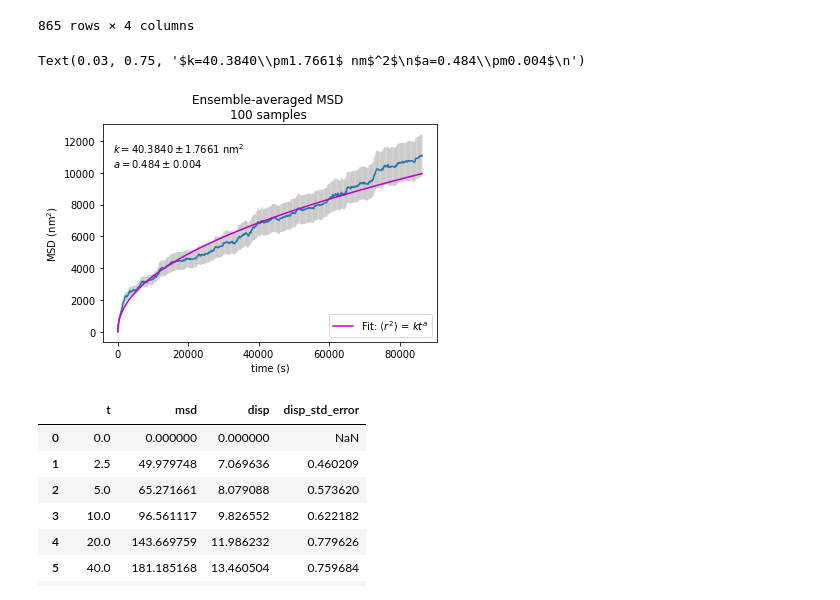
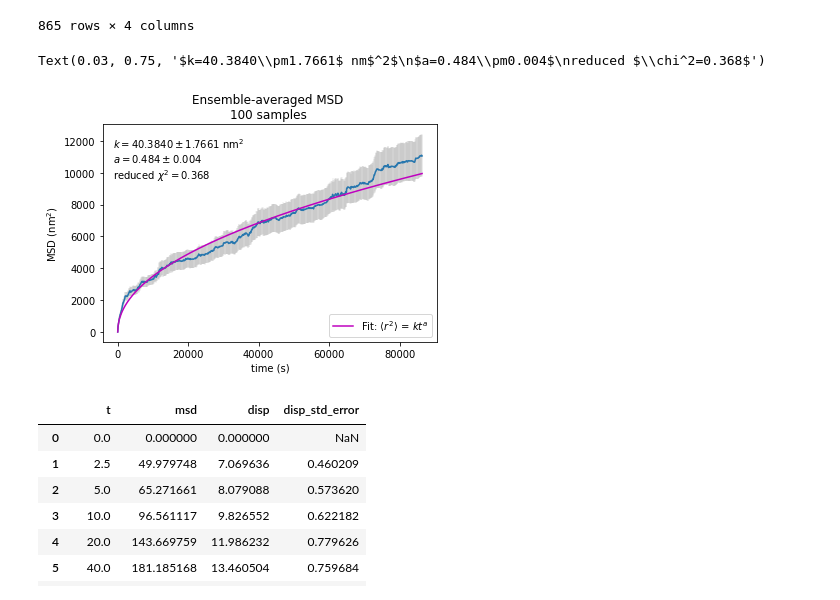
Before and after one commit to MilaJ1/MPhys-Sem-2, a Jupyter notebook: CTRW_MSD.ipynb, the cells around one changed output. Saved outputs shown, nothing was run; the diff lists cells and outputs as text; code cells hidden in the pictures.

```diff
--- a/CTRW_MSD.ipynb
+++ b/CTRW_MSD.ipynb
@@ -81,6 +80,14 @@ msd_df
 # %%
 def power_law(t, k, a):
     return k * np.power(t,a)
+
+def chi_sqr(observed_data, observed_uncertainty, fitted_data):
+
+    chi_sqr = 0
+    for i in range(1, len(fitted_data)):
+        chi_sqr += ((observed_data[i] - fitted_data[i])**2 / (observed_uncertainty[i])**2)
+
+    return chi_sqr
 # %%
 msd_ts = np.linspace(0, run_t, int(run_t/100)+1)
 popt, pcov = curve_fit(power_law, msd_df['t'][1:], msd_df['msd'][1:], sigma=msd_df['std_error'][1:], absolute_sigma=True)
@@ -88,17 +95,22 @@ perr = np.sqrt(np.diag(pcov))
 # %%
 plt.errorbar(msd_df['t'], msd_df['msd'], yerr=msd_df['std_error'], color='gray', alpha=0.1)
 plt.plot(msd_df['t'], msd_df['msd'])
 plt.xlabel('time (s)')
 plt.ylabel(r'MSD (nm$^2$)')
 plt.title('Ensemble-averaged MSD \n100 samples '.format(nsamples, tstep))
 
-plt.plot(msd_df['t'], power_law(msd_df['t'], *popt), color='m', label=r'Fit: $\langle{r}^2\rangle$ = $kt^a$')
+fitted_data = power_law(msd_df['t'], *popt)
+
+plt.plot(msd_df['t'], fitted_data, color='m', label=r'Fit: $\langle{r}^2\rangle$ = $kt^a$')
 plt.legend(loc='lower right')
 
+red_chi_sqr = chi_sqr(msd_df['msd'], msd_df['std_error'], fitted_data) / (len(fitted_data)-2)
+
 plt.annotate(r'$k={:.4f}\pm{:.4f}$ nm$^2$'.format(popt[0],perr[0])+'\n'
-             +r'$a={:.3f}\pm{:.3f}$'.format(popt[1],perr[1])+'\n',
+             +r'$a={:.3f}\pm{:.3f}$'.format(popt[1],perr[1])+'\n'
+             +r'reduced $\chi^2={:.3f}$'.format(red_chi_sqr),
              (0.03,0.75), xycoords='axes fraction')
 # %% [output]
-Text(0.03, 0.75, '$k=40.3840\\pm1.7661$ nm$^2$\n$a=0.484\\pm0.004$\n')
+Text(0.03, 0.75, '$k=40.3840\\pm1.7661$ nm$^2$\n$a=0.484\\pm0.004$\nreduced $\\chi^2=0.368$')
-[figure, old version]
+[figure, new version]
 # %%
```
Also changed, not shown: parts of 3 cells of this notebook.
